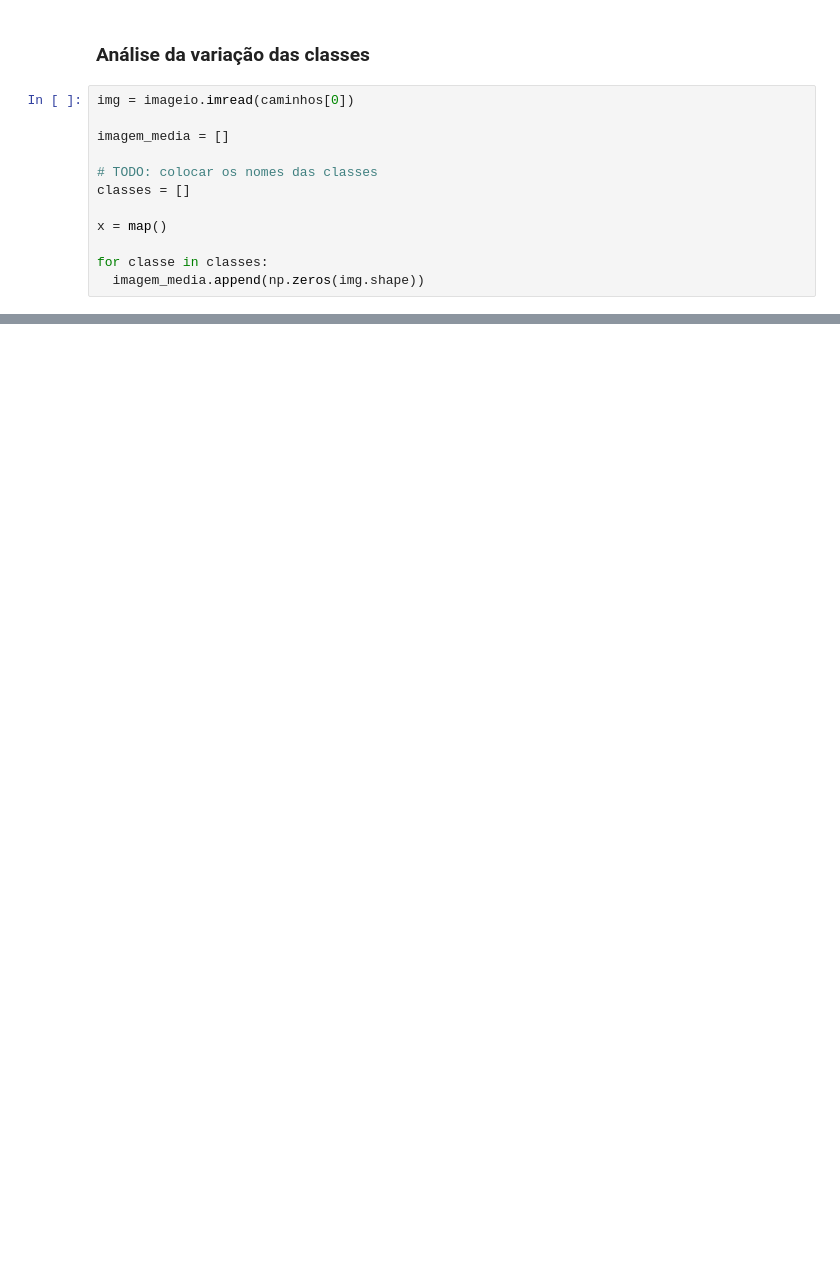
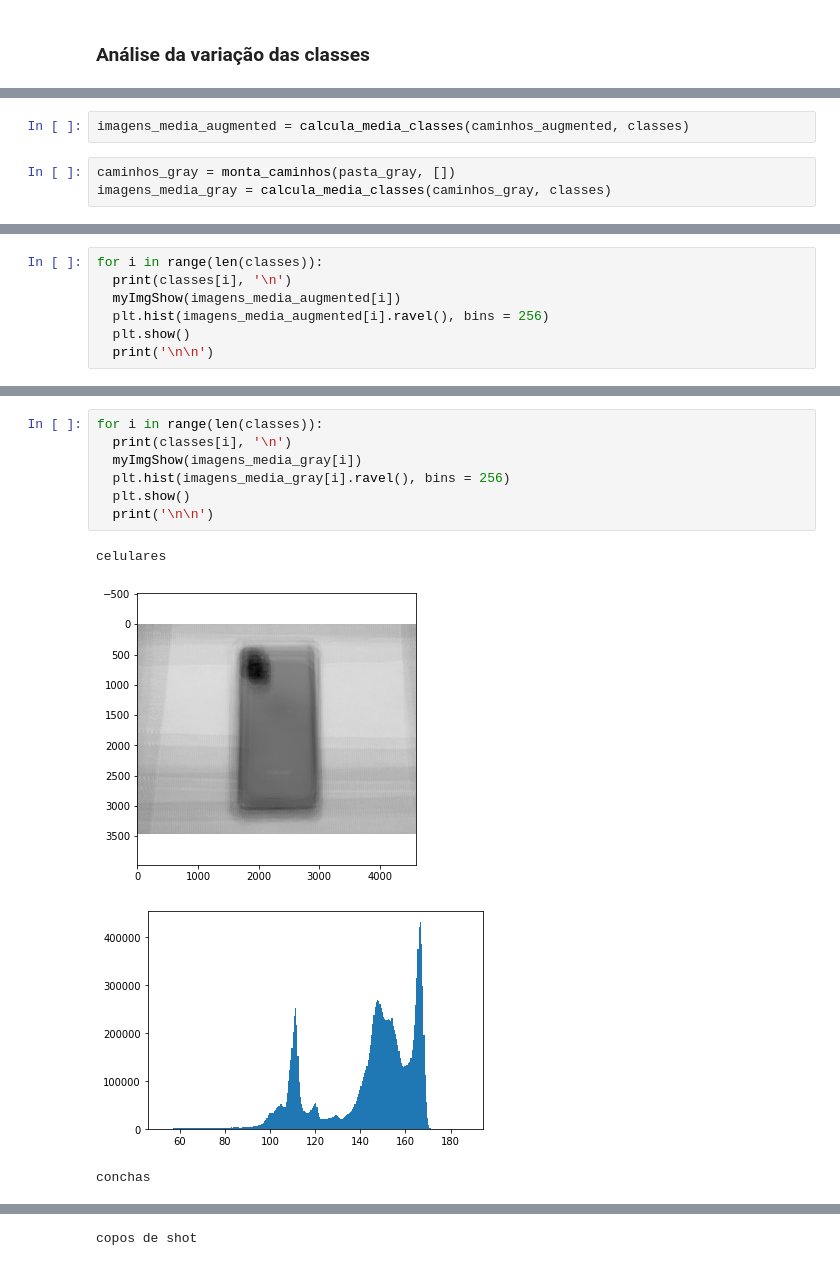
Before and after one commit to migostro/laboratorio-de-visao, a Jupyter notebook: NormalizeDataSet.ipynb, the cells around one changed output, grey strips where cells are left out. Drawn from its saved outputs; the diff is of its cells as text; blank space fills up the shorter version.

Commit message:
Adição das classes médias

```diff
--- a/NormalizeDataSet.ipynb
+++ b/NormalizeDataSet.ipynb
@@ -54,14 +75,2 @@ for caminho in caminhos:
 # %% [markdown]
 ### Análise da variação das classes
-# %%
-img = imageio.imread(caminhos[0])
-
-imagem_media = []
-
-# TODO: colocar os nomes das classes
-classes = []
-
-x = map()
-
-for classe in classes:
-  imagem_media.append(np.zeros(img.shape))
@@ -67,0 +110,5 @@ for classe in classes:
+# %%
+imagens_media_augmented = calcula_media_classes(caminhos_augmented, classes)
+# %%
+caminhos_gray = monta_caminhos(pasta_gray, [])
+imagens_media_gray = calcula_media_classes(caminhos_gray, classes)
@@ -67,0 +118,7 @@ for classe in classes:
+# %%
+for i in range(len(classes)):
+  print(classes[i], '\n')
+  myImgShow(imagens_media_augmented[i])
+  plt.hist(imagens_media_augmented[i].ravel(), bins = 256)
+  plt.show()
+  print('\n\n')
@@ -67,0 +139,12 @@ for classe in classes:
+# %%
+for i in range(len(classes)):
+  print(classes[i], '\n')
+  myImgShow(imagens_media_gray[i])
+  plt.hist(imagens_media_gray[i].ravel(), bins = 256)
+  plt.show()
+  print('\n\n')
+# %% [output]
+celulares
+[figure, added]
+[figure, added]
+conchas
@@ -67,0 +153 @@ for classe in classes:
+copos de shot
```
Also changed, not shown: parts of 12 cells of this notebook.
